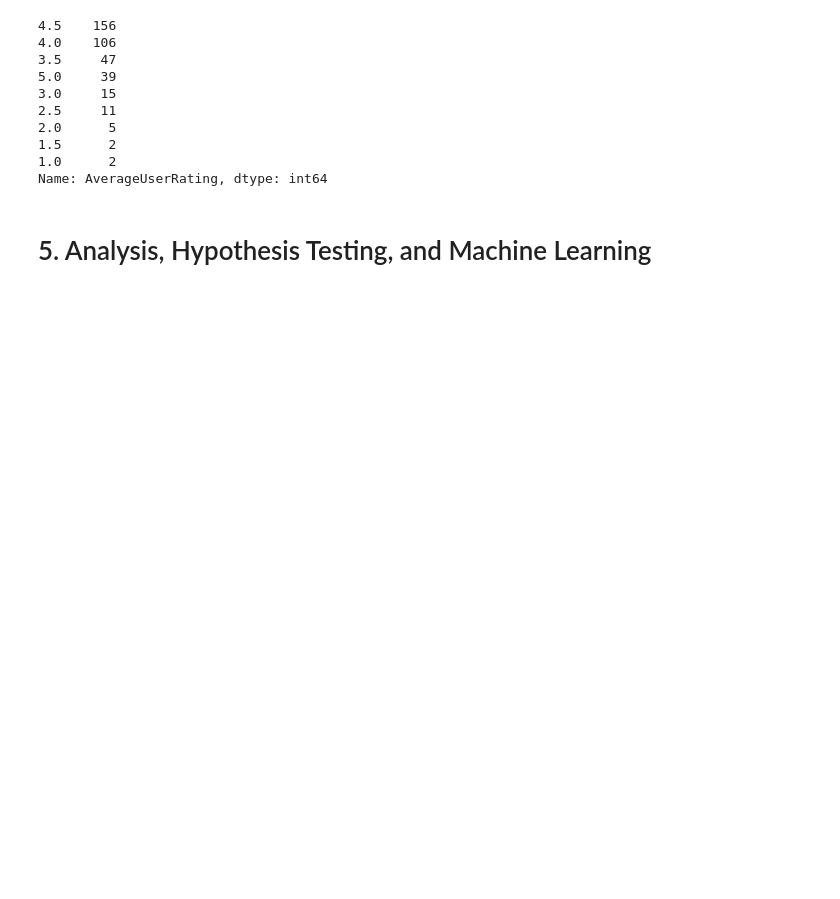
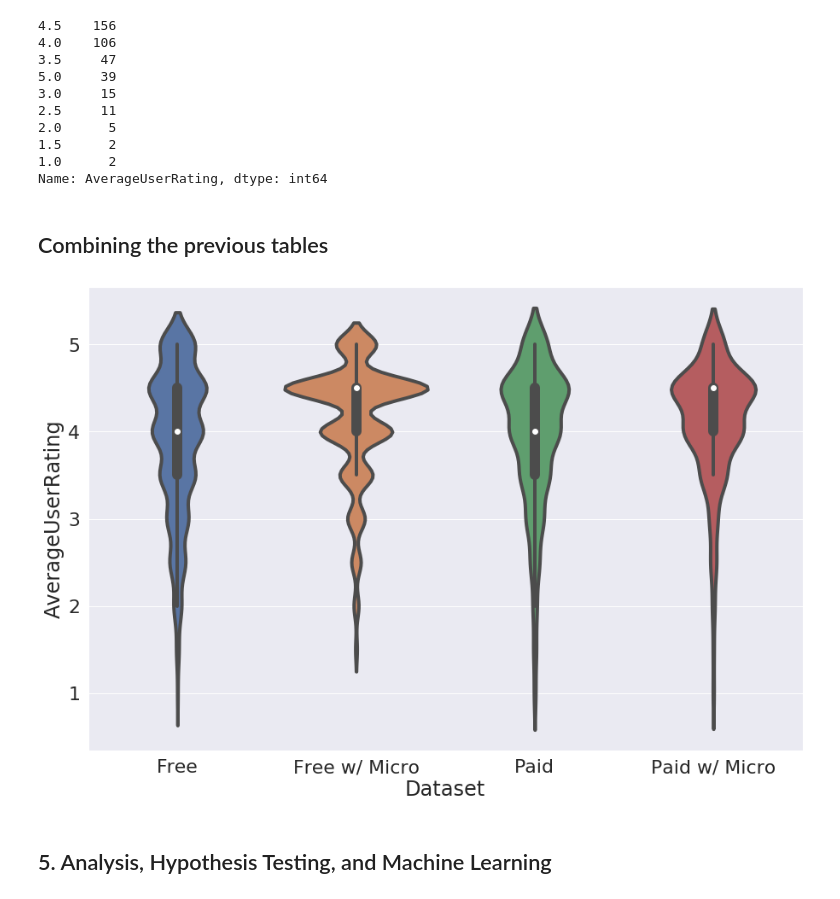
Before and after one commit to jacquelinegao/jacquelinegao.github.io, a Jupyter notebook: Final Tutorial.ipynb, the cells around one changed output. Cells and saved outputs as stored; diff of their text form; code cells hidden in the pictures; blank space fills up the shorter version.

Commit message:
Added a violinplot showing all the price tables

```diff
--- a/Final Tutorial.ipynb
+++ b/Final Tutorial.ipynb
@@ -252,5 +247,19 @@ paid_and_microtransactions['AverageUserRating'].value_counts()
 1.5      2
 1.0      2
 Name: AverageUserRating, dtype: int64
+# %% [markdown]
+## Combining the previous tables
+# %%
+#Concatinating all the previous tables together, adding an additional column to them to signify the original table
+combined = pd.concat([free_games.assign(Dataset='Free'), free_and_microtransactions.assign(Dataset='Free w/ Micro'),\
+                     paid_games.assign(Dataset='Paid'), paid_and_microtransactions.assign(Dataset='Paid w/ Micro')])
+
+#Making a readable violinplot of average user rating, divided by their dataset category
+plt.figure(figsize=(15, 10))
+sns.set(font_scale=2)
+sns.violinplot(x="Dataset", y="AverageUserRating", data=combined, linewidth=4)#, hue='Dataset',s=100, palette='bright')
+plt.show()
+# %% [output]
+[figure, added]
 # %% [markdown]
-# 5. Analysis, Hypothesis Testing, and Machine Learning
+## 5. Analysis, Hypothesis Testing, and Machine Learning
```
Also changed, not shown: parts of 1 cell of this notebook.
